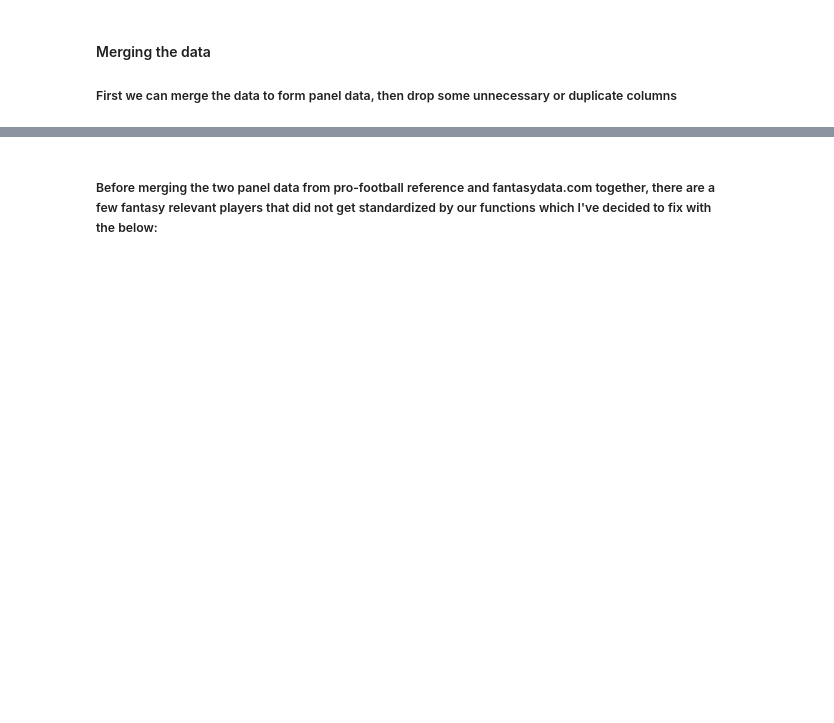
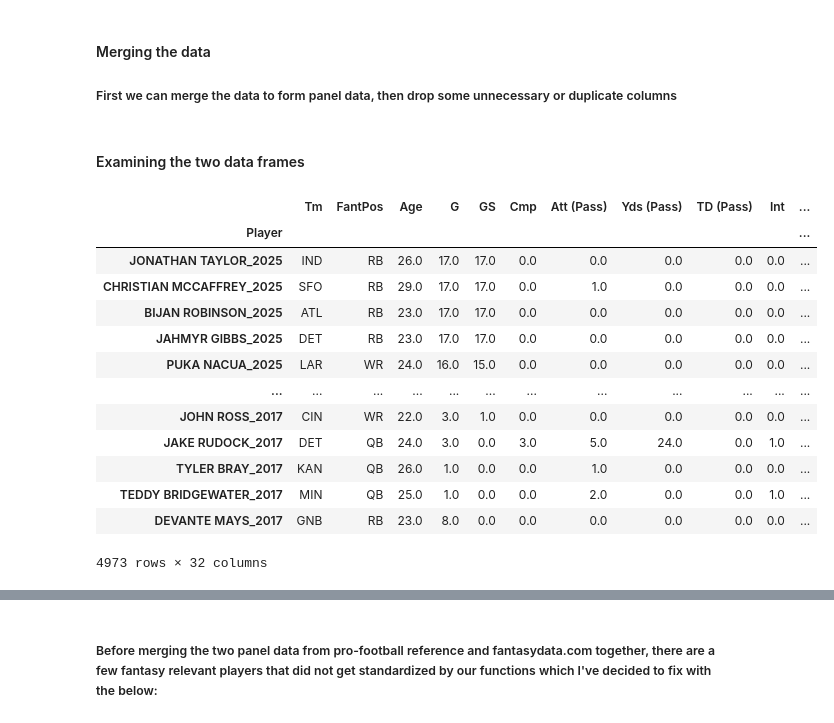
Before and after one commit to Alec-Larson/Python-Fantasy-Football-Rankings, a Jupyter notebook: Notebooks/Data Cleaning.ipynb, the cells around one changed output, grey strips where cells are left out. Cells and saved outputs as stored; diff of their text form; code cells hidden in the pictures; blank space fills up the shorter version.

```diff
--- a/Notebooks/Data Cleaning.ipynb
+++ b/Notebooks/Data Cleaning.ipynb
@@ -203,2 +194,21 @@ FFBD2024snp
 # %%
 FFBDsnp_Merged = pd.concat(dfs)
+# %% [markdown]
+#### Examining the two data frames
+# %%
+FFBD_Merged
+# %% [output]
+|  | Tm | FantPos | Age | G | GS | Cmp | Att (Pass) | Yds (Pass) | TD (Pass) | Int | ... |
+| Player |  |  |  |  |  |  |  |  |  |  | ... |
+| JONATHAN TAYLOR_2025 | IND | RB | 26.0 | 17.0 | 17.0 | 0.0 | 0.0 | 0.0 | 0.0 | 0.0 | ... |
+| CHRISTIAN MCCAFFREY_2025 | SFO | RB | 29.0 | 17.0 | 17.0 | 0.0 | 1.0 | 0.0 | 0.0 | 0.0 | ... |
+| BIJAN ROBINSON_2025 | ATL | RB | 23.0 | 17.0 | 17.0 | 0.0 | 0.0 | 0.0 | 0.0 | 0.0 | ... |
+| JAHMYR GIBBS_2025 | DET | RB | 23.0 | 17.0 | 17.0 | 0.0 | 0.0 | 0.0 | 0.0 | 0.0 | ... |
+| PUKA NACUA_2025 | LAR | WR | 24.0 | 16.0 | 15.0 | 0.0 | 0.0 | 0.0 | 0.0 | 0.0 | ... |
+| ... | ... | ... | ... | ... | ... | ... | ... | ... | ... | ... | ... |
+| JOHN ROSS_2017 | CIN | WR | 22.0 | 3.0 | 1.0 | 0.0 | 0.0 | 0.0 | 0.0 | 0.0 | ... |
+| JAKE RUDOCK_2017 | DET | QB | 24.0 | 3.0 | 0.0 | 3.0 | 5.0 | 24.0 | 0.0 | 1.0 | ... |
+| TYLER BRAY_2017 | KAN | QB | 26.0 | 1.0 | 0.0 | 0.0 | 1.0 | 0.0 | 0.0 | 0.0 | ... |
+| TEDDY BRIDGEWATER_2017 | MIN | QB | 25.0 | 1.0 | 0.0 | 0.0 | 2.0 | 0.0 | 0.0 | 1.0 | ... |
+| DEVANTE MAYS_2017 | GNB | RB | 23.0 | 8.0 | 0.0 | 0.0 | 0.0 | 0.0 | 0.0 | 0.0 | ... |
+4973 rows × 32 columns
```
Also changed, not shown: parts of 5 cells of this notebook, 2 other files.
